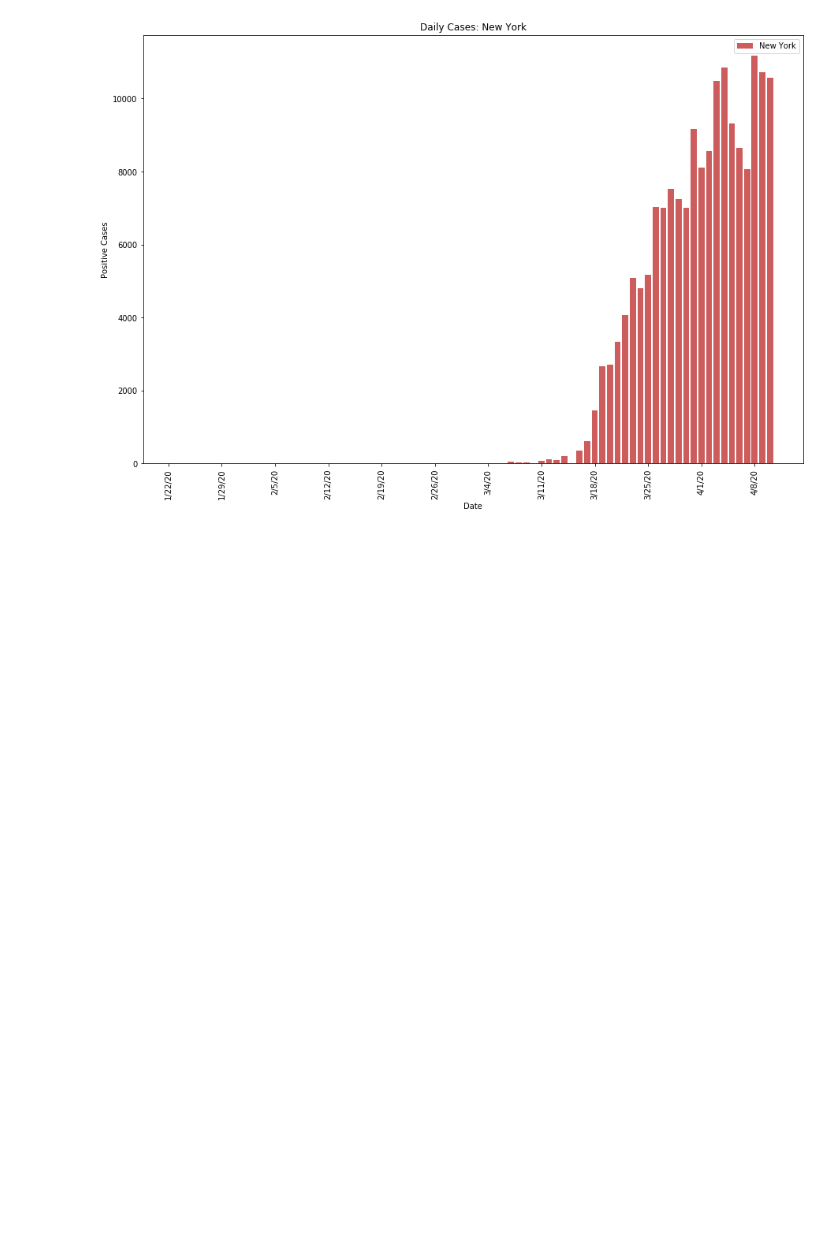
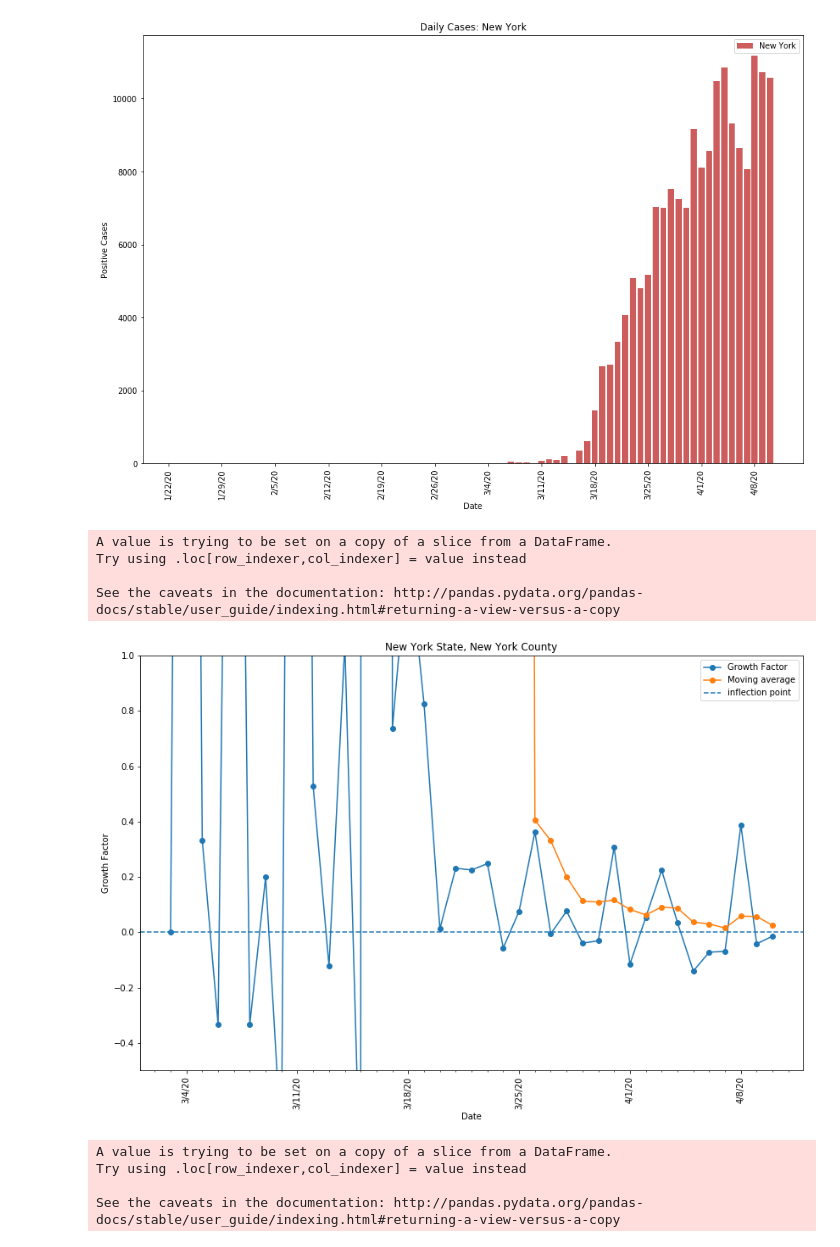
Before and after one commit to ericoliverio/covid-analysis, a Jupyter notebook: Comparative State COVID.ipynb, the cells around one changed output. Saved outputs shown, nothing was run; the diff lists cells and outputs as text; code cells hidden in the pictures; blank space fills up the shorter version.

Commit message:
Calculation of growth factor

```diff
--- a/Comparative State COVID.ipynb
+++ b/Comparative State COVID.ipynb
@@ -142,3 +145,62 @@ To register the converters:
   warnings.warn(msg, FutureWarning)
 [figure]
 [figure]
+# %%
+window = 10
+state = 'New York'
+county = state #Total for sum
+diff_st = state_func(state).diff()
+
+gf = diff_st.pct_change()
+rol = gf.rolling(window).sum()/window
+
+plt.figure(figsize=(14,9))
+
+plt.plot_date(gf.index,gf[county].values,label='Growth Factor',ls='-')
+plt.plot_date(rol.index,rol[county].values,label='Moving average',ls='-')
+
+
+plt.xticks(rotation='vertical')
+plt.title(str(state)+' State, '+str(county)+' County')
+plt.ylabel('Growth Factor')
+plt.xlabel('Date')
+
+ax=plt.gca()
+ax.xaxis.set_major_locator(ticker.MultipleLocator(7))
+ax.xaxis.set_minor_locator(ticker.MultipleLocator(1))
+
+plt.axhline(0,ls='--',label='inflection point')
+leg = plt.legend();
+plt.ylim([-0.5, 1])
+
+plt.show()
+# %% [output]
+A value is trying to be set on a copy of a slice from a DataFrame.
+Try using .loc[row_indexer,col_indexer] = value instead
+
+See the caveats in the documentation: http://pandas.pydata.org/pandas-docs/stable/user_guide/indexing.html#returning-a-view-versus-a-copy
+[figure, added]
+# %%
+#loop over states
+#run state_fun
+dc = state_func('New York')
+dates = dc.index
+
+dc_tot = pd.DataFrame(dates)
+dc_tot.rename(columns={ dc_tot.columns[0]: "Date" }, inplace = True)
+dc_tot = dc_tot.reset_index()
+dc_tot
+for col in states:
+    #print(state_func(col))
+    #dc_tot[col] = state_func(col)
+    sf = state_func(col).reset_index()
+    dc_tot=pd.concat( [dc_tot, sf[col]],axis=1)
+
+    #pos_state = state_func('New York')
+#pos_state[state]
+dc_tot = dc_tot.set_index('Date')
+# %% [output]
+A value is trying to be set on a copy of a slice from a DataFrame.
+Try using .loc[row_indexer,col_indexer] = value instead
+
+See the caveats in the documentation: http://pandas.pydata.org/pandas-docs/stable/user_guide/indexing.html#returning-a-view-versus-a-copy
```
Also changed, not shown: parts of 15 cells of this notebook.
